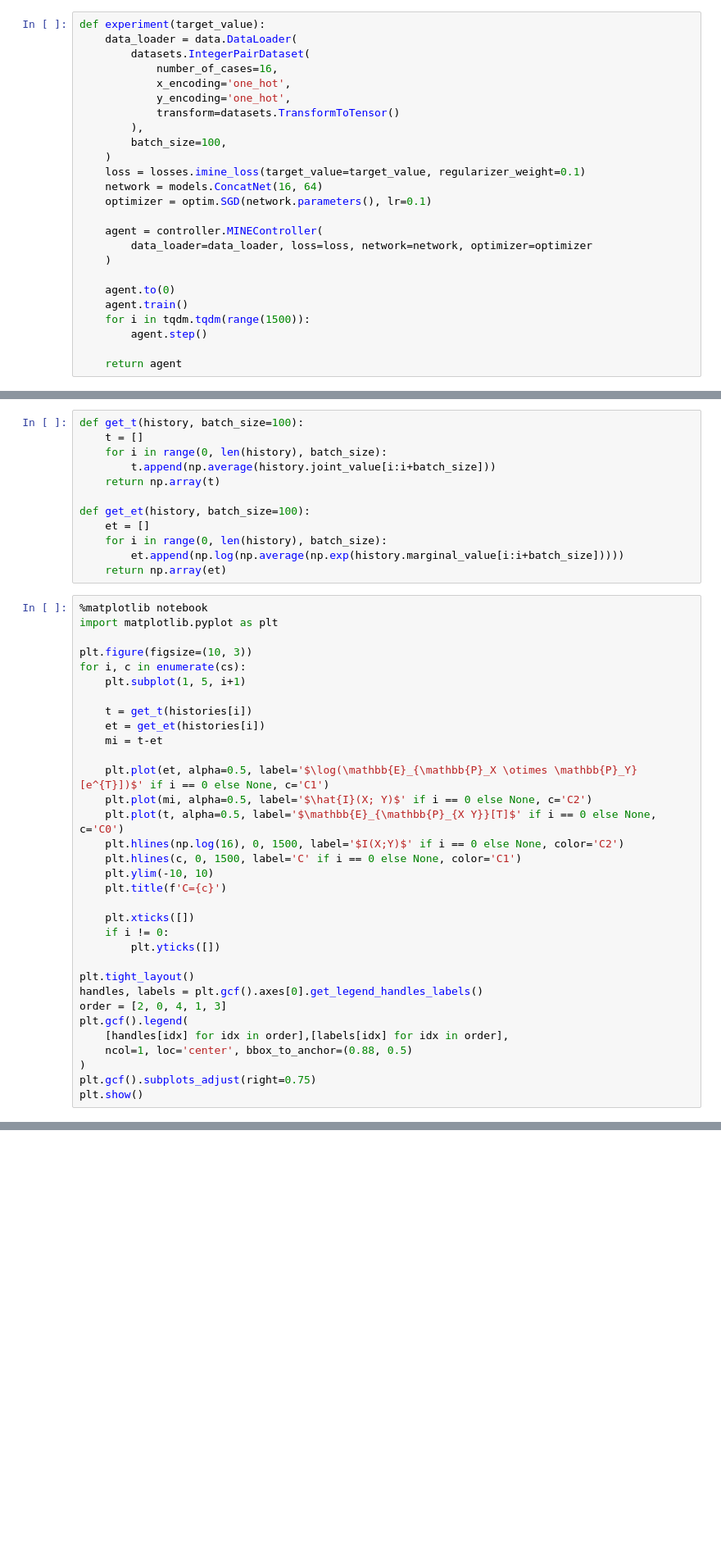
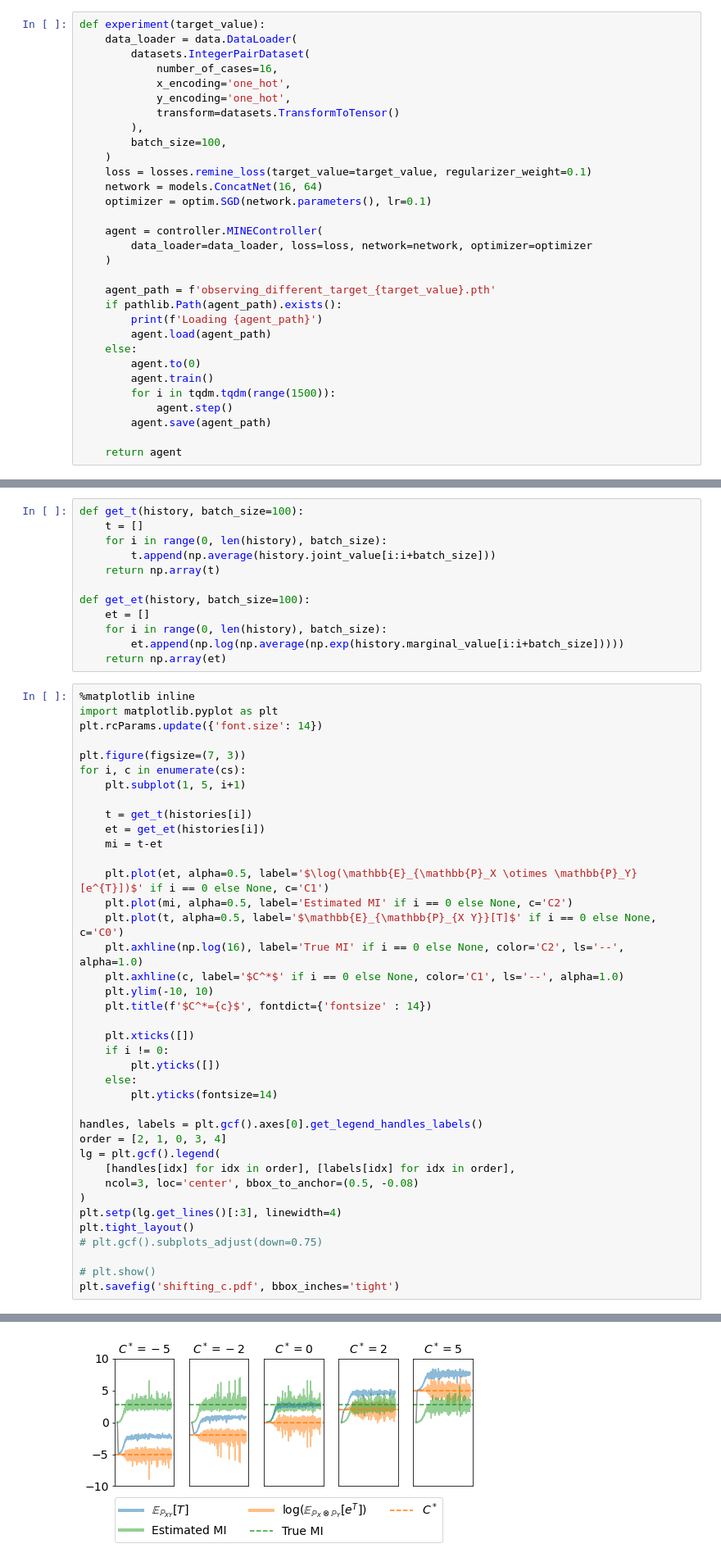
Before and after one commit to Siyeong-Lee/Deconstructing-MINE, a Jupyter notebook: observing_imine_different_target.ipynb, the cells around one changed output, grey strips where cells are left out. Shown at 82% size. Cells and saved outputs as stored; diff of their text form; blank space fills up the shorter version.

```diff
--- a/observing_imine_different_target.ipynb
+++ b/observing_imine_different_target.ipynb
@@ -26,7 +21,7 @@ def experiment(target_value):
         ),
         batch_size=100,
     )
-    loss = losses.imine_loss(target_value=target_value, regularizer_weight=0.1)
+    loss = losses.remine_loss(target_value=target_value, regularizer_weight=0.1)
     network = models.ConcatNet(16, 64)
     optimizer = optim.SGD(network.parameters(), lr=0.1)
 
@@ -34,10 +29,16 @@ def experiment(target_value):
         data_loader=data_loader, loss=loss, network=network, optimizer=optimizer
     )
 
-    agent.to(0)
-    agent.train()
-    for i in tqdm.tqdm(range(1500)):
-        agent.step()
+    agent_path = f'observing_different_target_{target_value}.pth'
+    if pathlib.Path(agent_path).exists():
+        print(f'Loading {agent_path}')
+        agent.load(agent_path)
+    else:
+        agent.to(0)
+        agent.train()
+        for i in tqdm.tqdm(range(1500)):
+            agent.step()
+        agent.save(agent_path)
 
     return agent
 # %%
@@ -58,10 +59,11 @@ def get_et(history, batch_size=100):
         et.append(np.log(np.average(np.exp(history.marginal_value[i:i+batch_size]))))
     return np.array(et)
 # %%
-%matplotlib notebook
+%matplotlib inline
 import matplotlib.pyplot as plt
+plt.rcParams.update({'font.size': 14})
 
-plt.figure(figsize=(10, 3))
+plt.figure(figsize=(7, 3))
 for i, c in enumerate(cs):
     plt.subplot(1, 5, i+1)
 
@@ -70,24 +72,29 @@ for i, c in enumerate(cs):
     mi = t-et
 
     plt.plot(et, alpha=0.5, label='$\log(\mathbb{E}_{\mathbb{P}_X \otimes \mathbb{P}_Y}[e^{T}])$' if i == 0 else None, c='C1')
-    plt.plot(mi, alpha=0.5, label='$\hat{I}(X; Y)$' if i == 0 else None, c='C2')
+    plt.plot(mi, alpha=0.5, label='Estimated MI' if i == 0 else None, c='C2')
     plt.plot(t, alpha=0.5, label='$\mathbb{E}_{\mathbb{P}_{X Y}}[T]$' if i == 0 else None, c='C0')
-    plt.hlines(np.log(16), 0, 1500, label='$I(X;Y)$' if i == 0 else None, color='C2')
-    plt.hlines(c, 0, 1500, label='C' if i == 0 else None, color='C1')
+    plt.axhline(np.log(16), label='True MI' if i == 0 else None, color='C2', ls='--', alpha=1.0)
+    plt.axhline(c, label='$C^*$' if i == 0 else None, color='C1', ls='--', alpha=1.0)
     plt.ylim(-10, 10)
-    plt.title(f'C={c}')
+    plt.title(f'$C^*={c}$', fontdict={'fontsize' : 14})
 
     plt.xticks([])
     if i != 0:
         plt.yticks([])
+    else:
+        plt.yticks(fontsize=14)
 
+handles, labels = plt.gcf().axes[0].get_legend_handles_labels()
+order = [2, 1, 0, 3, 4]
+lg = plt.gcf().legend(
+    [handles[idx] for idx in order], [labels[idx] for idx in order],
+    ncol=3, loc='center', bbox_to_anchor=(0.5, -0.08)
+)
+plt.setp(lg.get_lines()[:3], linewidth=4)
 plt.tight_layout()
-handles, labels = plt.gcf().axes[0].get_legend_handles_labels()
-order = [2, 0, 4, 1, 3]
-plt.gcf().legend(
-    [handles[idx] for idx in order],[labels[idx] for idx in order],
-    ncol=1, loc='center', bbox_to_anchor=(0.88, 0.5)
-)
-plt.gcf().subplots_adjust(right=0.75)
-plt.show()
+# plt.gcf().subplots_adjust(down=0.75)
+
+# plt.show()
+plt.savefig('shifting_c.pdf', bbox_inches='tight')
 # %% [output]
@@ -95,0 +102 @@ plt.show()
+[figure, added]
```
Also changed, not shown: parts of 5 cells of this notebook, 3 other files.
